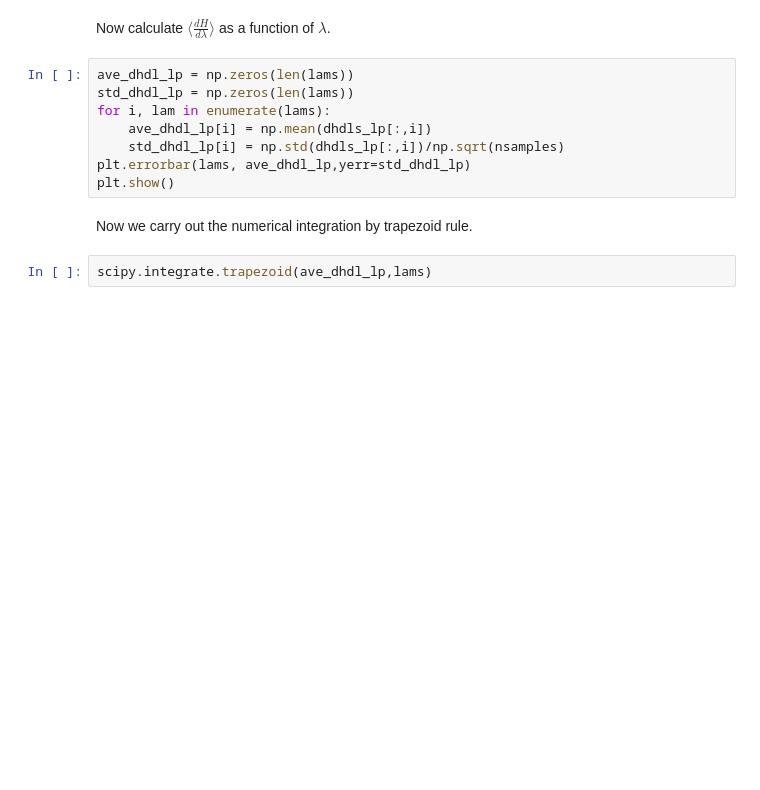
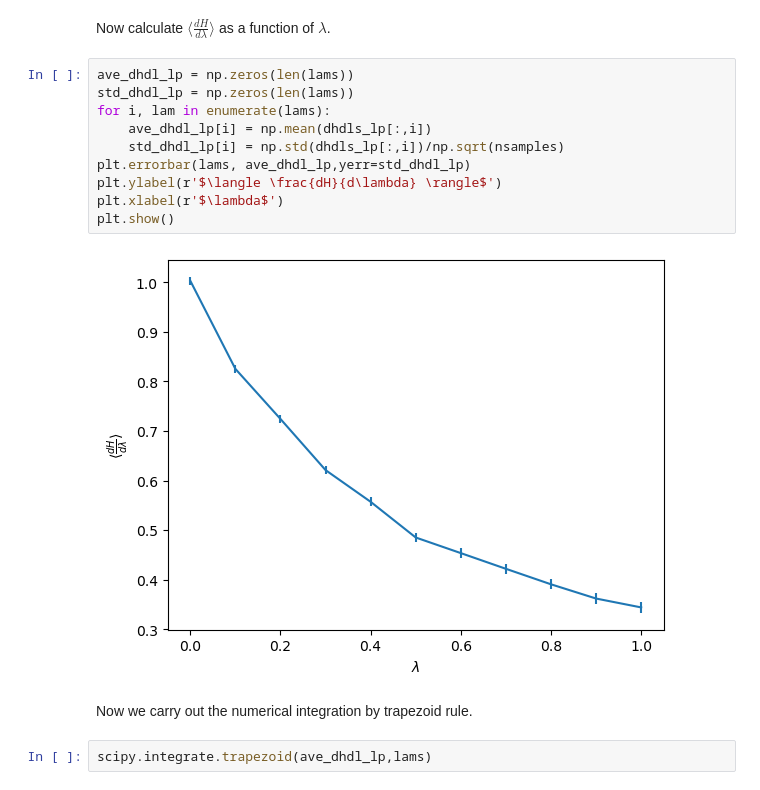
Before and after one commit to icomse/12th_workshop_biomolecular, a Jupyter notebook: Wednesday/harmonic-oscillators-free-energy.ipynb, the cells around one changed output. Drawn from its saved outputs; the diff is of its cells as text; blank space fills up the shorter version.

```diff
--- a/Wednesday/harmonic-oscillators-free-energy.ipynb
+++ b/Wednesday/harmonic-oscillators-free-energy.ipynb
@@ -223,11 +259,15 @@ Now calculate $\langle\frac{dH}{d\lambda}\rangle$ as a function of $\lambda$.
 # %%
 ave_dhdl_lp = np.zeros(len(lams))
 std_dhdl_lp = np.zeros(len(lams))
 for i, lam in enumerate(lams):
     ave_dhdl_lp[i] = np.mean(dhdls_lp[:,i])
     std_dhdl_lp[i] = np.std(dhdls_lp[:,i])/np.sqrt(nsamples)
 plt.errorbar(lams, ave_dhdl_lp,yerr=std_dhdl_lp)
+plt.ylabel(r'$\langle \frac{dH}{d\lambda} \rangle$')
+plt.xlabel(r'$\lambda$')
 plt.show()
+# %% [output]
+[figure, added]
 # %% [markdown]
 Now we carry out the numerical integration by trapezoid rule.
 # %%
```
Also changed, not shown: parts of 83 cells of this notebook.
